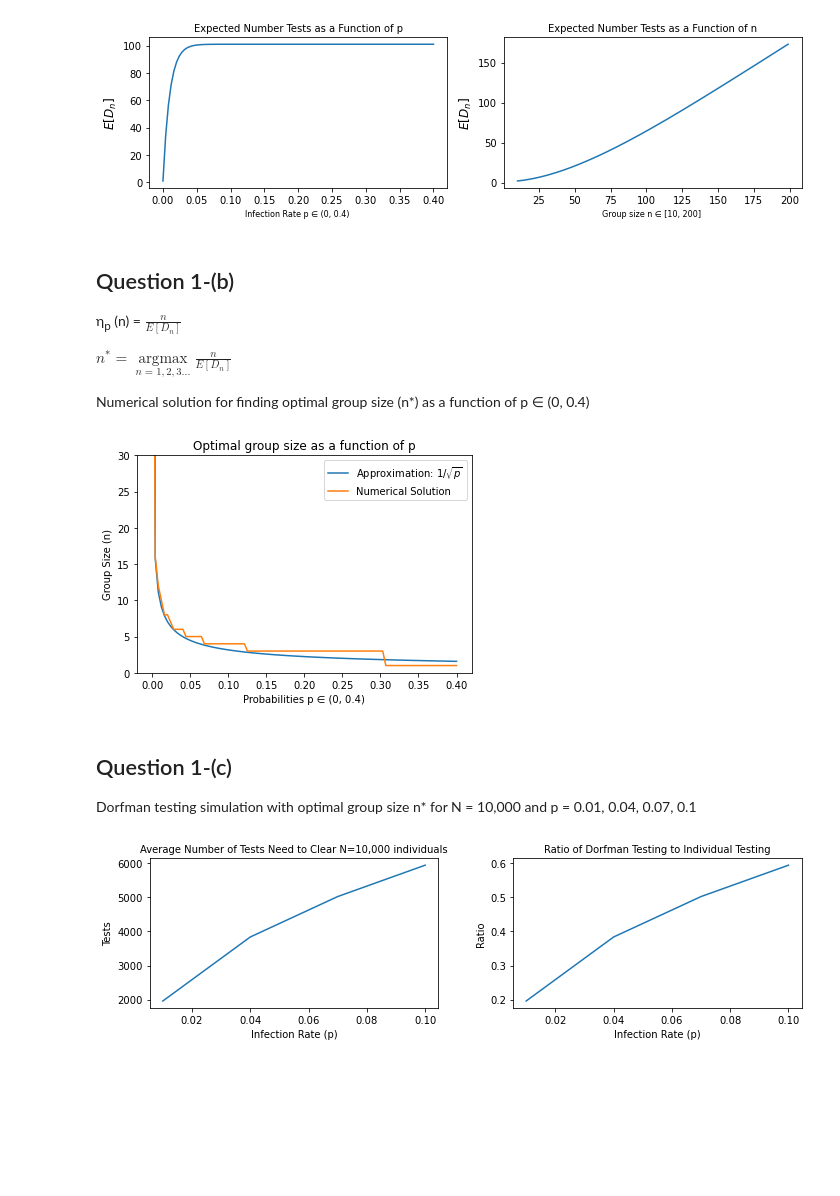
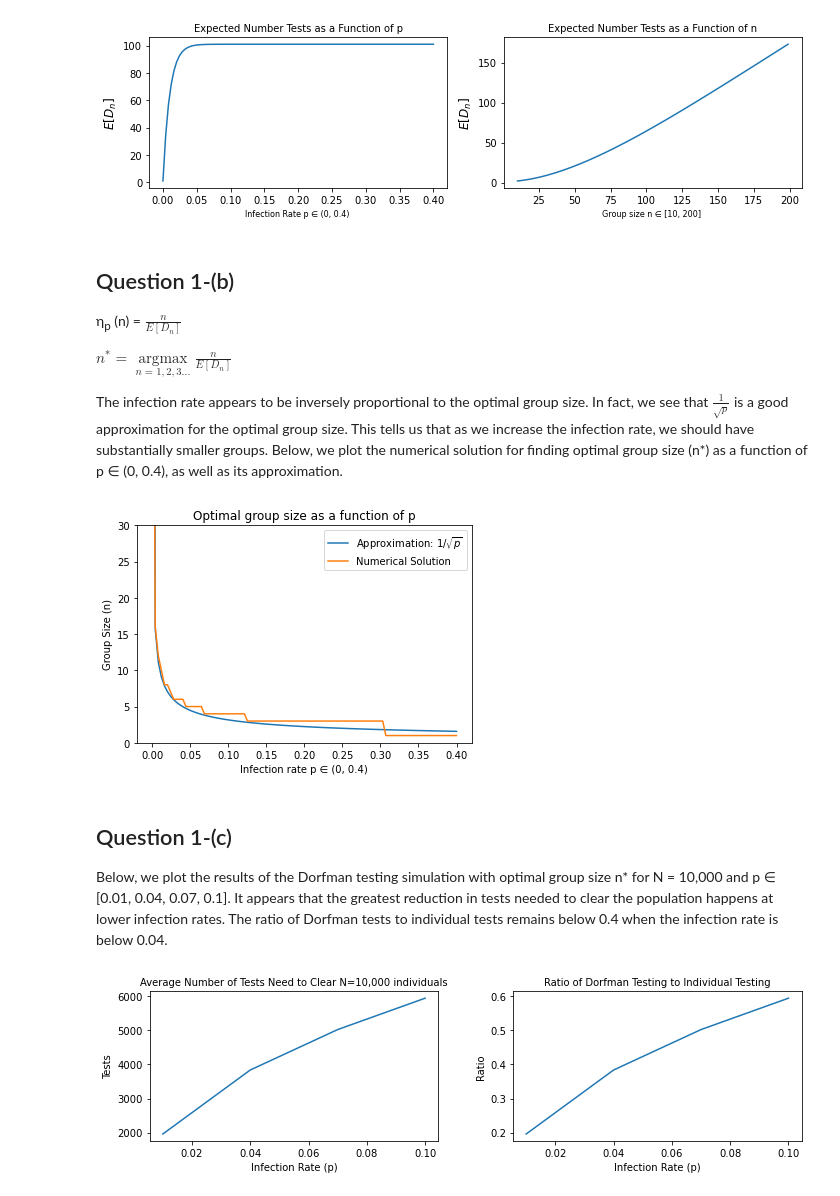
Before and after one commit to KennethTrinh/ECE-3100-final-project, a Jupyter notebook: final.ipynb, the cells around one changed output. Saved outputs shown, nothing was run; the diff lists cells and outputs as text; code cells hidden in the pictures; blank space fills up the shorter version.

```diff
--- a/final.ipynb
+++ b/final.ipynb
@@ -53,32 +61,32 @@ q1_a()
 
 $ n^{*}=\underset{   n = 1,2,3...}{\operatorname{arg max}} \frac{n}{E[D_{n}]}$
 
-Numerical solution for finding optimal group size (n*) as a function of p ∈ (0, 0.4)
+The infection rate appears to be inversely proportional to the optimal group size.  In fact, we see that $\frac{1} {\sqrt{p}}$ is a good approximation for the optimal group size.  This tells us that as we increase the infection rate, we should have substantially smaller groups. Below, we plot the numerical solution for finding optimal group size (n*) as a function of p ∈ (0, 0.4), as well as its approximation.
 # %%
 def q1_b():
     q = lambda p,n: (1-p)**n
     E = lambda p, n: 1 if n==1 else (n + 1) * (1 - q(p, n)) +  q(p, n)
     eta = lambda p, n: n / np.array( [E(p, i) for i in n ] )
     n_star = lambda p, n: np.argmax( eta(p, n) ) + 1 #p is scalar, n is vector
     n = np.arange(1, 100)
     prob = np.linspace(0.00001, 0.4, 100)
     opt = [n_star(p,n) for p in prob ]
     plt.ylim([0,30])
     plt.plot(prob, 1/np.sqrt(prob), label=r'Approximation: 1/$\sqrt{p}$')
     plt.plot(prob, opt, label='Numerical Solution')
     plt.title("Optimal group size as a function of p")
-    plt.xlabel("Probabilities p ∈ (0, 0.4)")
+    plt.xlabel("Infection rate p ∈ (0, 0.4)")
     plt.ylabel("Group Size (n)")
     plt.legend()
     plt.show()
 
 q1_b()
 # %% [output]
-[figure, old version]
+[figure, new version]
 # %% [markdown]
 ## Question 1-(c)
 
-Dorfman testing simulation with optimal group size n* for N = 10,000 and p = 0.01, 0.04, 0.07, 0.1
+Below, we plot the results of the Dorfman testing simulation with optimal group size n* for N = 10,000 and p ∈ [0.01, 0.04, 0.07, 0.1].  It appears that the greatest reduction in tests needed to clear the population happens at lower infection rates.  The ratio of Dorfman tests to individual tests remains below 0.4 when the infection rate is below 0.04.
 # %%
 def q1_c(plot=True):
     N = 10000
```
Also changed, not shown: parts of 7 cells of this notebook.
